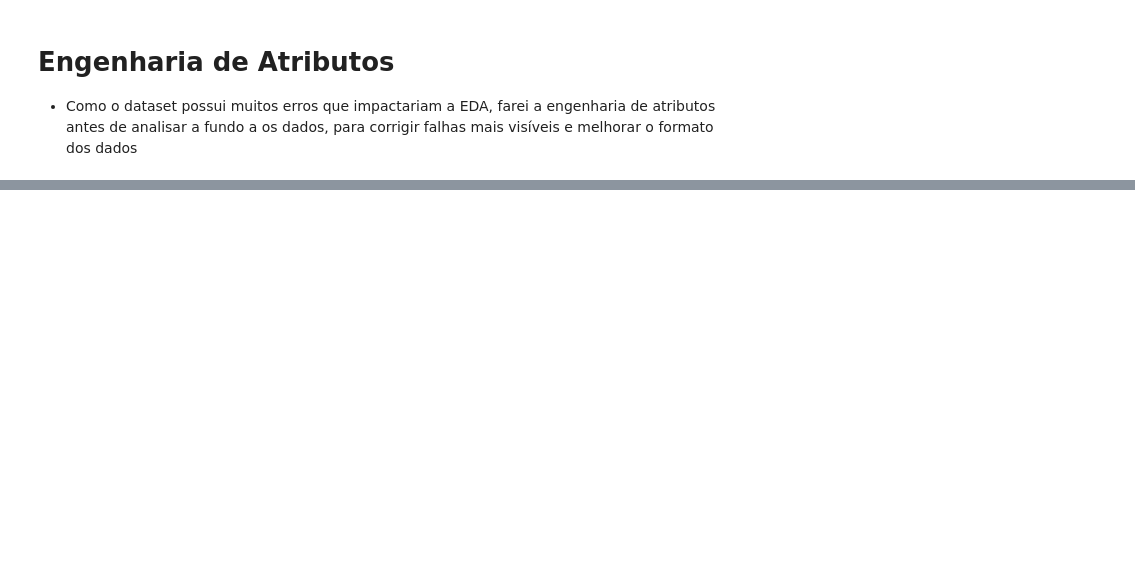
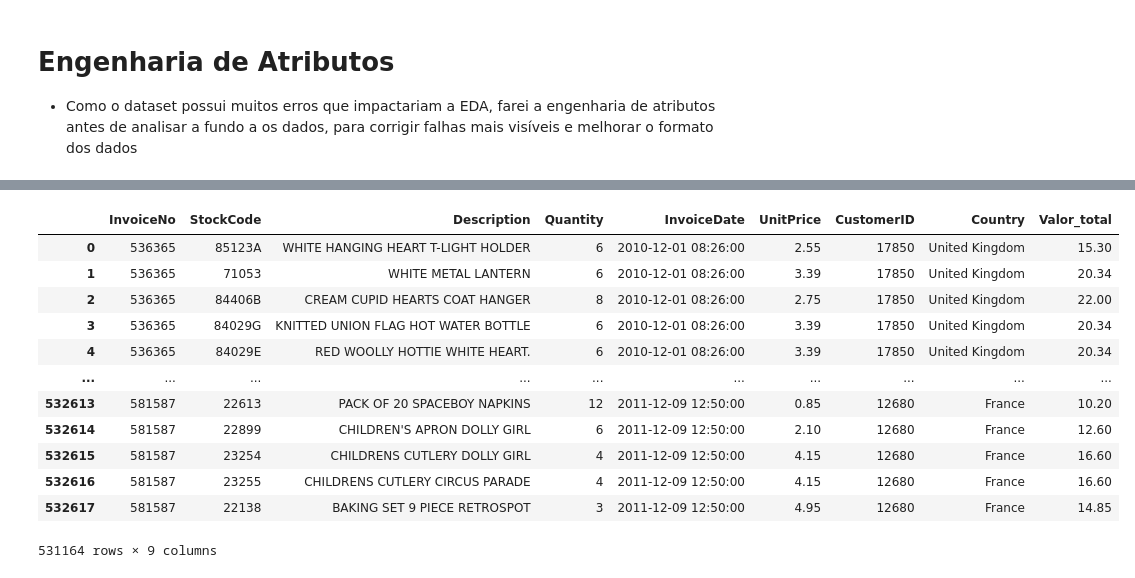
Before and after one commit to alyssonmontovanelli/segmentacao_Clientes_Ecomerce, a Jupyter notebook: EDA/01_Analise_Exploratoria_Dados.ipynb, the cells around one changed output, grey strips where cells are left out. Drawn from its saved outputs; the diff is of its cells as text; code cells hidden in the pictures; blank space fills up the shorter version.

Commit message:
tratamento de valores NaN

```diff
--- a/EDA/01_Analise_Exploratoria_Dados.ipynb
+++ b/EDA/01_Analise_Exploratoria_Dados.ipynb
@@ -95,0 +177,16 @@ dtype: int64
+# %%
+def preencher_customer_id(df):
+    codigo_cliente = 19000
+
+    # Redefinir o índice do DataFrame
+    df = df.reset_index(drop=True)
+
+    for indice, linha in df.iterrows():
+        if pd.isna(linha['CustomerID']):
+            if indice == 0 or linha['InvoiceDate'] != df.loc[indice - 1, 'InvoiceDate']:
+                codigo_cliente += 1
+            df.at[indice, 'CustomerID'] = codigo_cliente
+    return df
+
+# Aplicar a função ao DataFrame
+dados_customer = preencher_customer_id(dados)
@@ -95,0 +228,10 @@ dtype: int64
+# %%
+
+mascara = dados_customer['Description'].isna()
+mascara2 = np.where(mascara == False, True, mascara)
+
+# Aplicando a mascara
+dados_semNA = dados_customer
+
+dados_semNA.dropna(subset=['Description'], inplace=True)
+dados_semNA.shape
@@ -95,0 +240,3 @@ dtype: int64
+# %%
+dados_semNA['CustomerID'] = dados_semNA['CustomerID'].astype(int)
+dados_semNA.info()
@@ -95,0 +259,19 @@ dtype: int64
+# %%
+# Criando Nova coluna com os valores totais de cada transação
+dados_semNA['Valor_total'] = dados_semNA['Quantity'] * dados_semNA['UnitPrice']
+# %%
+dados_semNA
+# %% [output]
+|  | InvoiceNo | StockCode | Description | Quantity | InvoiceDate | UnitPrice | CustomerID | Country | Valor_total |
+| 0 | 536365 | 85123A | WHITE HANGING HEART T-LIGHT HOLDER | 6 | 2010-12-01 08:26:00 | 2.55 | 17850 | United Kingdom | 15.30 |
+| 1 | 536365 | 71053 | WHITE METAL LANTERN | 6 | 2010-12-01 08:26:00 | 3.39 | 17850 | United Kingdom | 20.34 |
+| 2 | 536365 | 84406B | CREAM CUPID HEARTS COAT HANGER | 8 | 2010-12-01 08:26:00 | 2.75 | 17850 | United Kingdom | 22.00 |
+| 3 | 536365 | 84029G | KNITTED UNION FLAG HOT WATER BOTTLE | 6 | 2010-12-01 08:26:00 | 3.39 | 17850 | United Kingdom | 20.34 |
+| 4 | 536365 | 84029E | RED WOOLLY HOTTIE WHITE HEART. | 6 | 2010-12-01 08:26:00 | 3.39 | 17850 | United Kingdom | 20.34 |
+| ... | ... | ... | ... | ... | ... | ... | ... | ... | ... |
+| 532613 | 581587 | 22613 | PACK OF 20 SPACEBOY NAPKINS | 12 | 2011-12-09 12:50:00 | 0.85 | 12680 | France | 10.20 |
+| 532614 | 581587 | 22899 | CHILDREN'S APRON DOLLY GIRL | 6 | 2011-12-09 12:50:00 | 2.10 | 12680 | France | 12.60 |
+| 532615 | 581587 | 23254 | CHILDRENS CUTLERY DOLLY GIRL | 4 | 2011-12-09 12:50:00 | 4.15 | 12680 | France | 16.60 |
+| 532616 | 581587 | 23255 | CHILDRENS CUTLERY CIRCUS PARADE | 4 | 2011-12-09 12:50:00 | 4.15 | 12680 | France | 16.60 |
+| 532617 | 581587 | 22138 | BAKING SET 9 PIECE RETROSPOT | 3 | 2011-12-09 12:50:00 | 4.95 | 12680 | France | 14.85 |
+531164 rows × 9 columns
```
Also changed, not shown: parts of 31 cells of this notebook.
